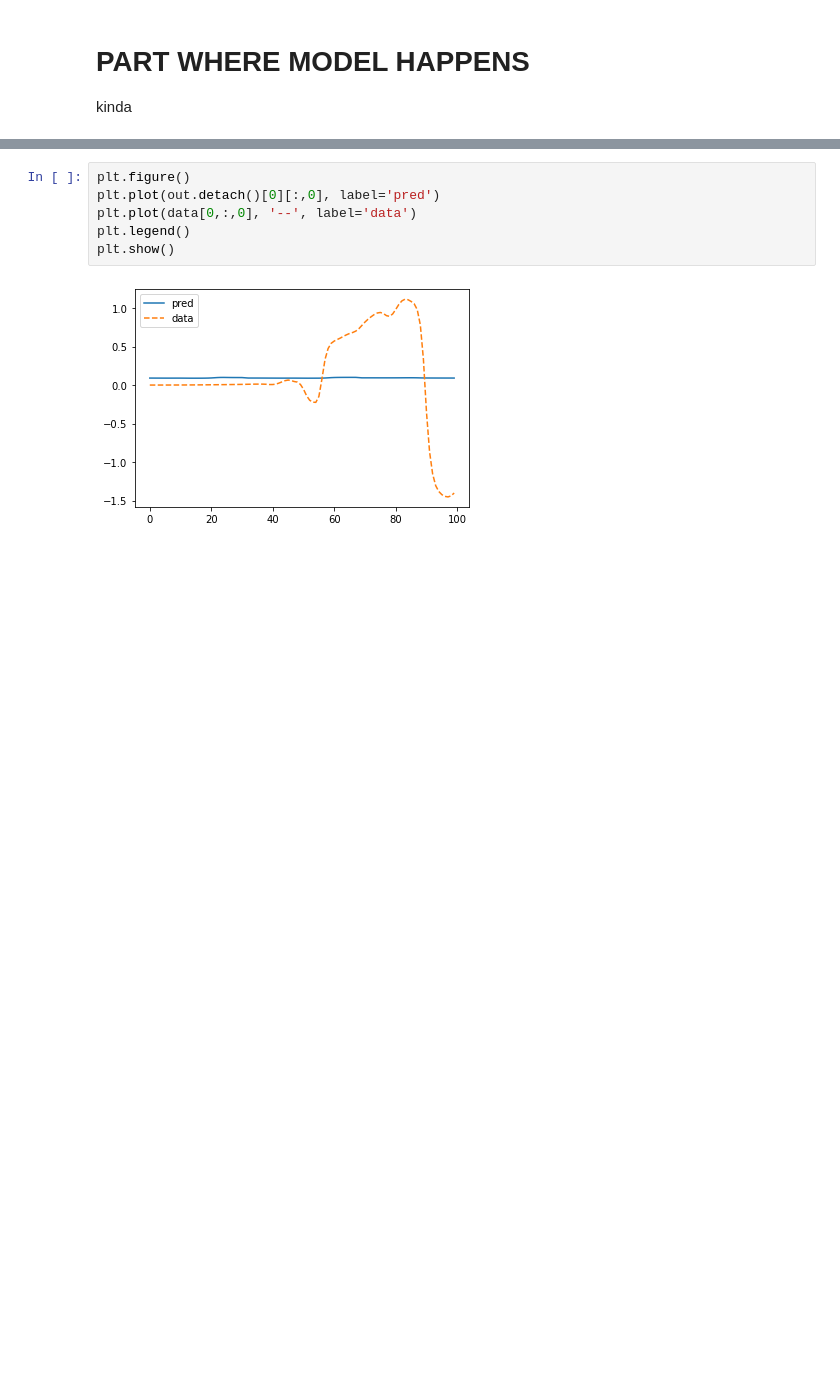
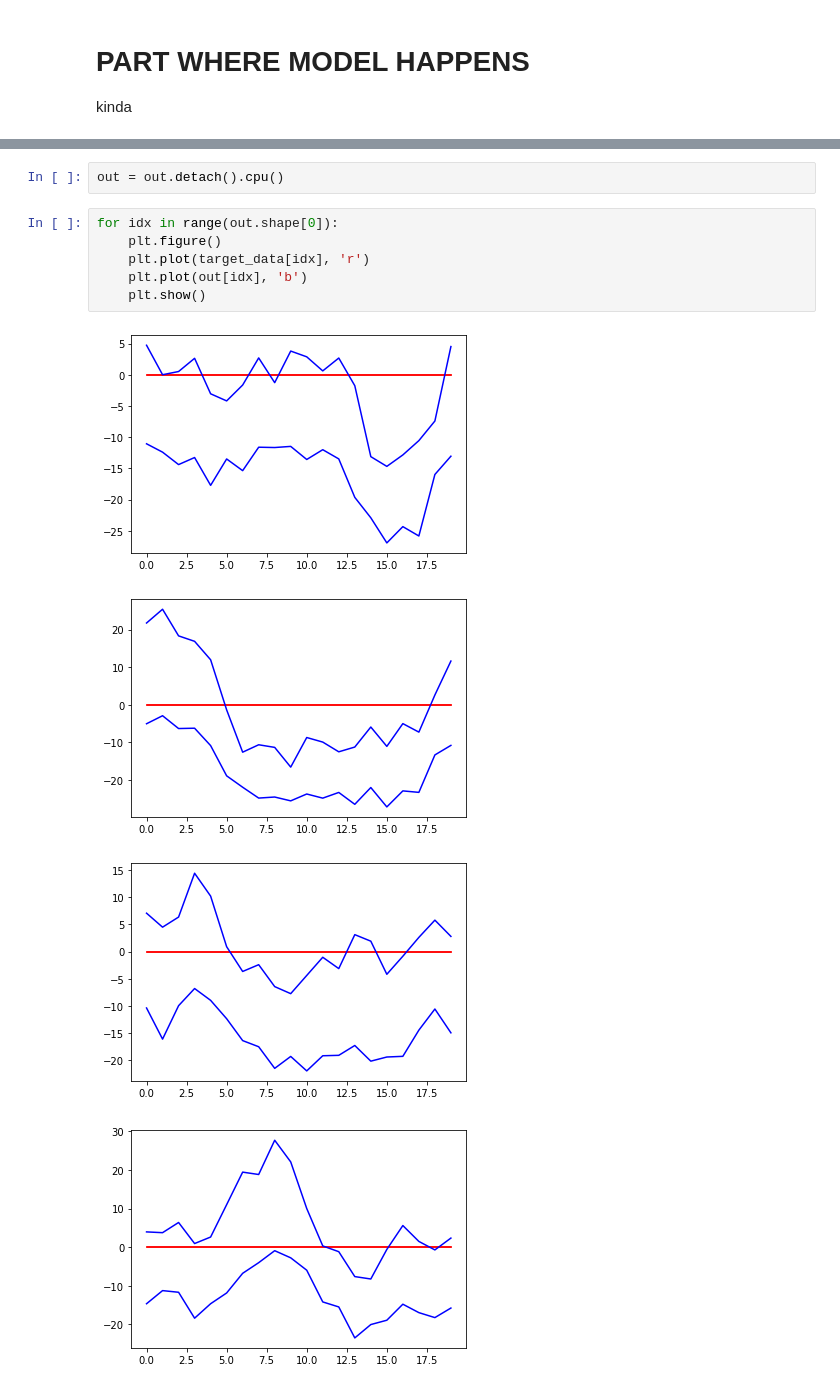
Before and after one commit to ivanvoid/layers, a Jupyter notebook: kick_generator.ipynb, the cells around one changed output, grey strips where cells are left out. Cells and saved outputs as stored; diff of their text form; blank space fills up the shorter version.

```diff
--- a/kick_generator.ipynb
+++ b/kick_generator.ipynb
@@ -394,8 +410,13 @@ plt.plot(losses)
-# %%
-plt.figure()
-plt.plot(out.detach()[0][:,0], label='pred')
-plt.plot(data[0,:,0], '--', label='data')
-plt.legend()
-plt.show()
-# %% [output]
-[figure, removed]
+# %%
+out = out.detach().cpu()
+# %%
+for idx in range(out.shape[0]):
+    plt.figure()
+    plt.plot(target_data[idx], 'r')
+    plt.plot(out[idx], 'b')
+    plt.show()
+# %% [output]
+[figure, added]
+[figure, added]
+[figure, added]
+[figure, added]
```
Also changed, not shown: parts of 20 cells of this notebook, 1 other file.
